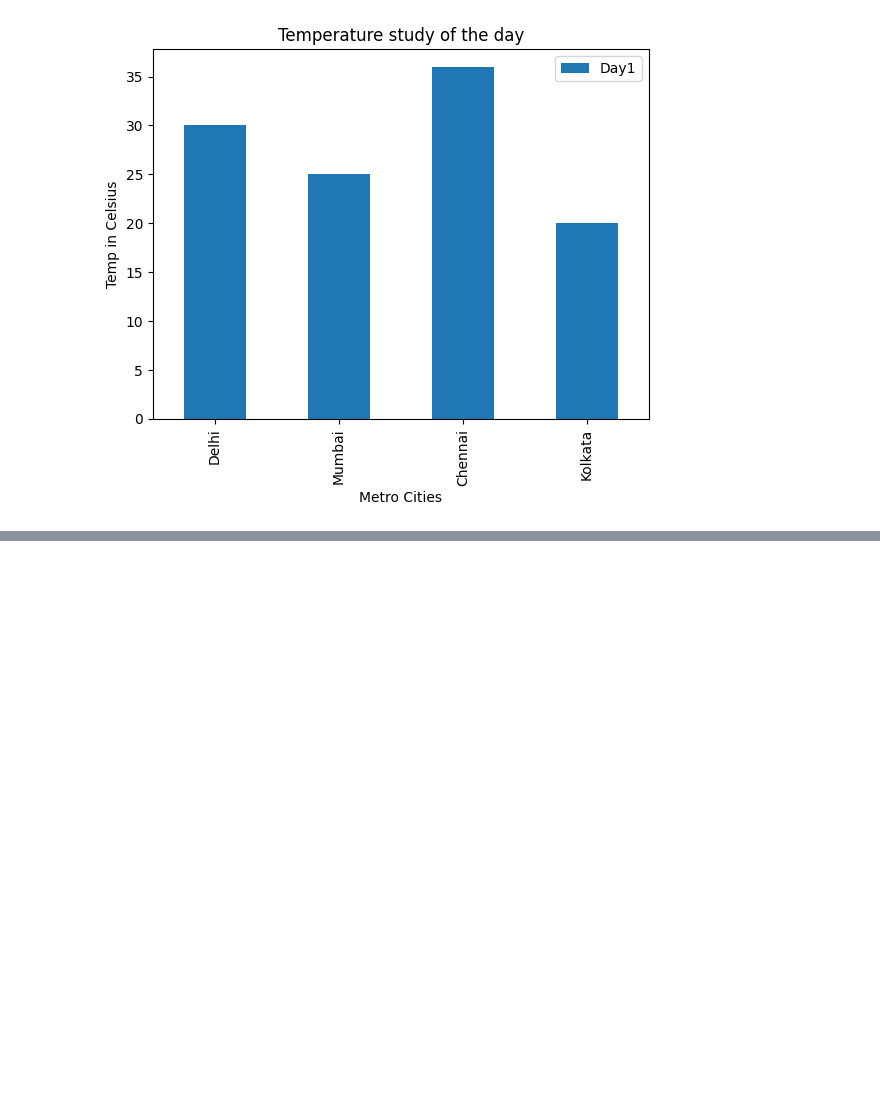
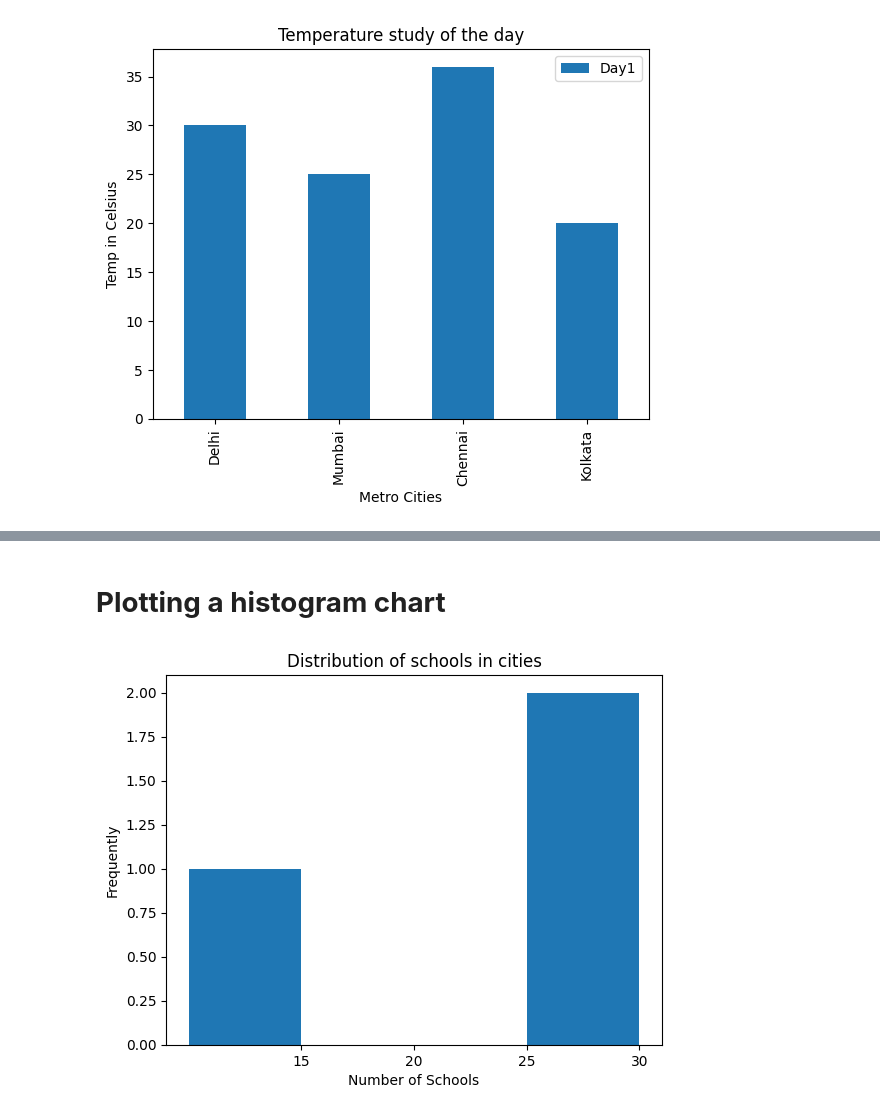
Before and after one commit to SettibathulaJyothi/Python-Basics, a Jupyter notebook: Matplotlib_Graphs.ipynb, the cells around one changed output, grey strips where cells are left out. Saved outputs shown, nothing was run; the diff lists cells and outputs as text; code cells hidden in the pictures; blank space fills up the shorter version.

```diff
--- a/Matplotlib_Graphs.ipynb
+++ b/Matplotlib_Graphs.ipynb
@@ -98,0 +116,18 @@ plt.show()
+# %% [markdown]
+# **Plotting a histogram chart**
+# %%
+import matplotlib.pyplot as plt
+#number of schools in each city
+schools=[10,25,29]
+#creating histogram with bins
+plt.hist(schools,bins=[10,15,20,25,30])
+#Adding labels and title
+plt.xlabel('Number of Schools')
+plt.ylabel('Frequently')
+plt.title('Distribution of schools in cities')
+#customizing x-axis tick labels
+plt.xticks([15,20,25,30])
+#displaying the histogram
+plt.show()
+# %% [output]
+[figure, added]
```
Also changed, not shown: parts of 6 cells of this notebook.
